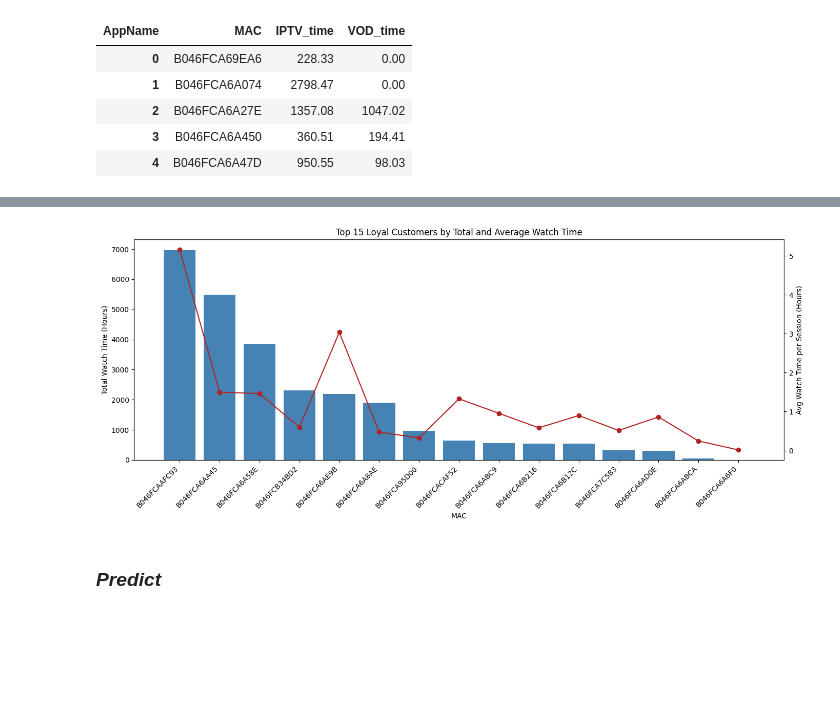
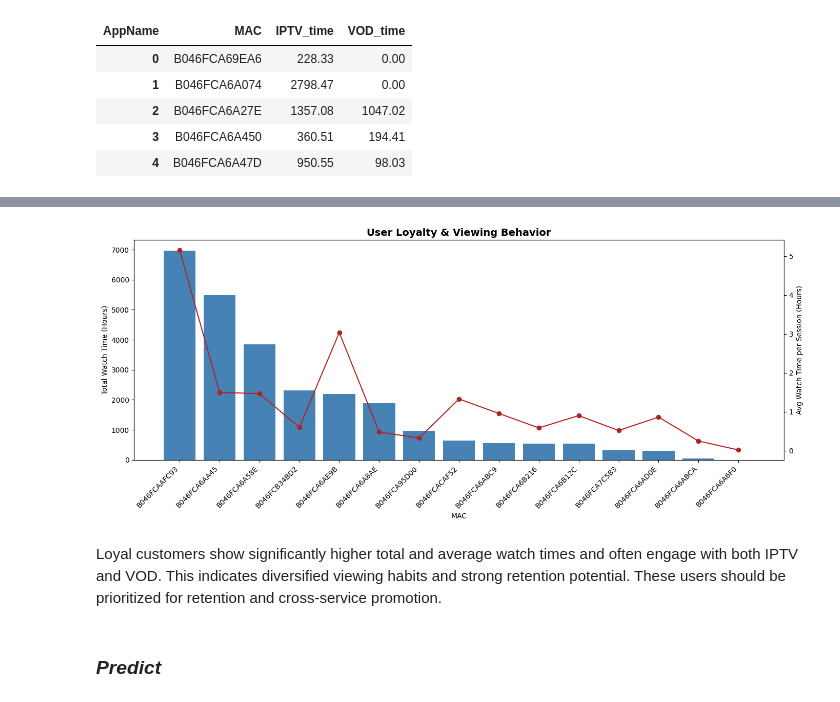
Before and after one commit to levythaoanh/TV-Usage-Insights-Churn-Risk-Modeling, a Jupyter notebook: CustomerChurnAnalysis.ipynb, the cells around one changed output, grey strips where cells are left out. Cells and saved outputs as stored; diff of their text form; code cells hidden in the pictures; blank space fills up the shorter version.

```diff
--- a/CustomerChurnAnalysis.ipynb
+++ b/CustomerChurnAnalysis.ipynb
@@ -294,25 +298,27 @@ usage_summary.head()
 # %%
 loyal_customers = usage_summary[usage_summary['NumOfAppPerMac']>1].sort_values(
                     by=['DaysRegistered', 'AverageViewingTime'], ascending = [False, False]).head(15)
 loyal_customers = loyal_customers.sort_values( by='TotalPlayingTimeHour', ascending = False)
 
 fig, axs = plt.subplots(figsize=(14,6))
 
 axs.bar(loyal_customers['MAC'], loyal_customers['TotalPlayingTimeHour'], color='steelblue')
 axs.set_ylabel('Total Watch Time (Hours)')
 axs.set_xlabel('MAC')
 plt.xticks(rotation=45, ha='right')
 
 axs1 = axs.twinx()
 axs1.plot(loyal_customers['MAC'], loyal_customers['AverageViewingTime'], marker='o', color='firebrick')
 axs1.set_ylabel('Avg Watch Time per Session (Hours)')
 
 
-plt.title('Top 15 Loyal Customers by Total and Average Watch Time')
+plt.title('User Loyalty & Viewing Behavior', fontweight = 'bold', size = 14)
 plt.tight_layout()
 plt.show()
 # %% [output]
-[figure, old version]
+[figure, new version]
+# %% [markdown]
+Loyal customers show significantly higher total and average watch times and often engage with both IPTV and VOD. This indicates diversified viewing habits and strong retention potential. These users should be prioritized for retention and cross-service promotion.
 # %% [markdown]
 ### ***Predict***
 # %%
```
Also changed, not shown: parts of 12 cells of this notebook.
